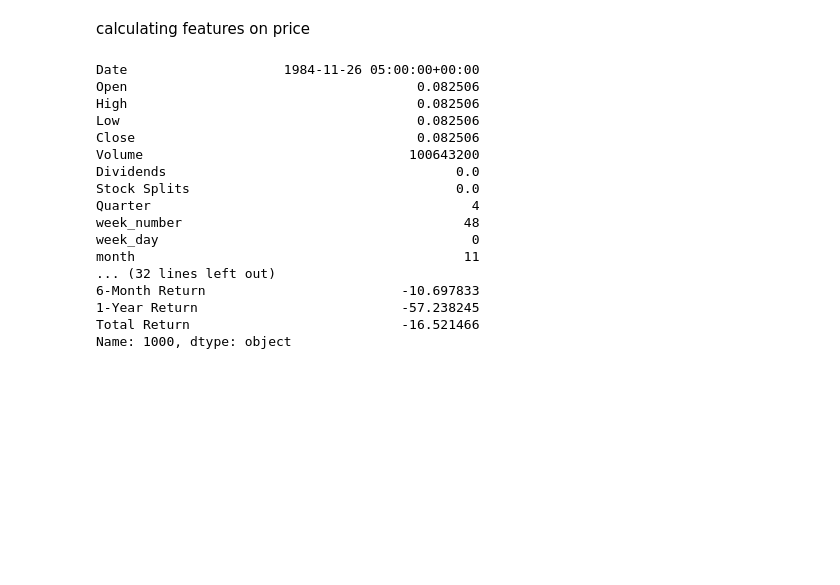
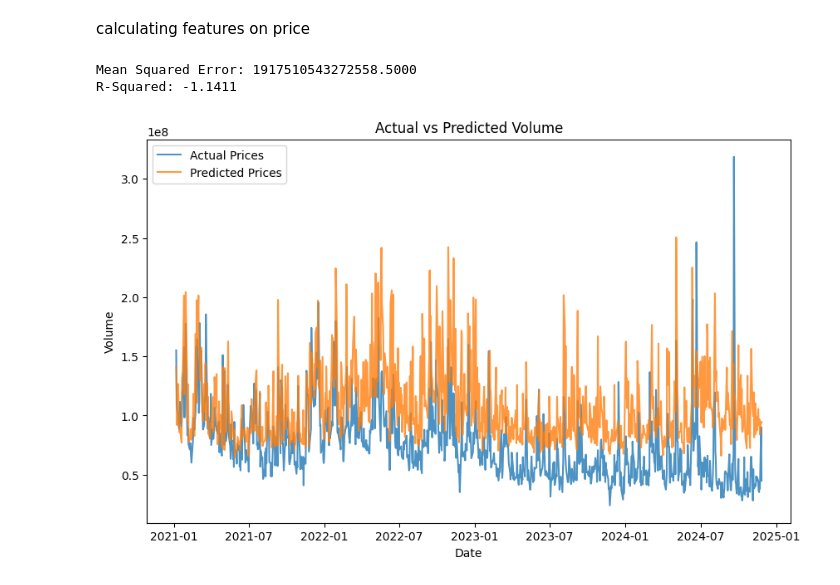
Before and after one commit to theneuralnetworth/jupyter-notebooks, a Jupyter notebook: notebooks/MR.ipynb, the cells around one changed output. Saved outputs shown, nothing was run; the diff lists cells and outputs as text; code cells hidden in the pictures; blank space fills up the shorter version.

```diff
--- a/notebooks/MR.ipynb
+++ b/notebooks/MR.ipynb
@@ -217,25 +220,55 @@ data['1-Year Return'] = (data['Close'] / data['Close'].shift(365) - 1) * 100  #
 
 # 3. Calculate total return (all-time return from the first date)
 data['Total Return'] = (data['Close'] / data['Close'].iloc[0] - 1) * 100
-# %%
-row_1000 = data.iloc[1000]
-
-print(row_1000)
-# %% [output]
-Date                    1984-11-26 05:00:00+00:00
-Open                                     0.082506
-High                                     0.082506
-Low                                      0.082506
-Close                                    0.082506
-Volume                                  100643200
-Dividends                                     0.0
-Stock Splits                                  0.0
-Quarter                                         4
-week_number                                    48
-week_day                                        0
-month                                          11
-... (32 lines left out)
-6-Month Return                         -10.697833
-1-Year Return                          -57.238245
-Total Return                           -16.521466
-Name: 1000, dtype: object
+# %%
+data = data.dropna()
+
+target = 'Volume'
+features = [
+    'Open', 'High', 'Low', 'Close', 'Daily Range', 'Candle Size', 'Direction',
+    'Percentage Change', 'Momentum_10', 'SMA_5', 'SMA_20', 'EMA_5', 'EMA_20',
+    '5-Day Volatility', 'Bollinger_SMA_20', 'Bollinger_Upper Band', 'Bollinger_Lower Band',
+    'RSI', 'ROC_10', 'Volume_SMA_10', 'Daily Return', 'Cumulative Return'
+]
+
+X = data[features]
+y = data[target]
+
+X_train, X_test, y_train, y_test = train_test_split(X, y, test_size=0.2, random_state=42, shuffle=False)
+
+model = xgb.XGBRegressor(
+    n_estimators=500,
+    learning_rate=0.1,
+    max_depth=12,
+    subsample=0.8,
+    colsample_bytree=0.8,
+    objective='reg:squarederror',
+    random_state=42,
+    booster="dart"
+)
+
+# Train the model
+model.fit(X_train, y_train)
+
+# Predict on the test set
+y_pred = model.predict(X_test)
+
+# Evaluate the model
+mse = mean_squared_error(y_test, y_pred)
+r2 = r2_score(y_test, y_pred)
+print(f"Mean Squared Error: {mse:.4f}")
+print(f"R-Squared: {r2:.4f}")
+
+# Plot predictions vs actuals
+plt.figure(figsize=(10, 6))
+plt.plot(data['Date'][-len(y_test):], y_test, label='Actual Prices', alpha=0.8)
+plt.plot(data['Date'][-len(y_test):], y_pred, label='Predicted Prices', alpha=0.8)
+plt.legend()
+plt.title('Actual vs Predicted Volume')
+plt.xlabel('Date')
+plt.ylabel('Volume')
+plt.show()
+# %% [output]
+Mean Squared Error: 1917510543272558.5000
+R-Squared: -1.1411
+[figure, added]
```
Also changed, not shown: parts of 1 cell of this notebook.
